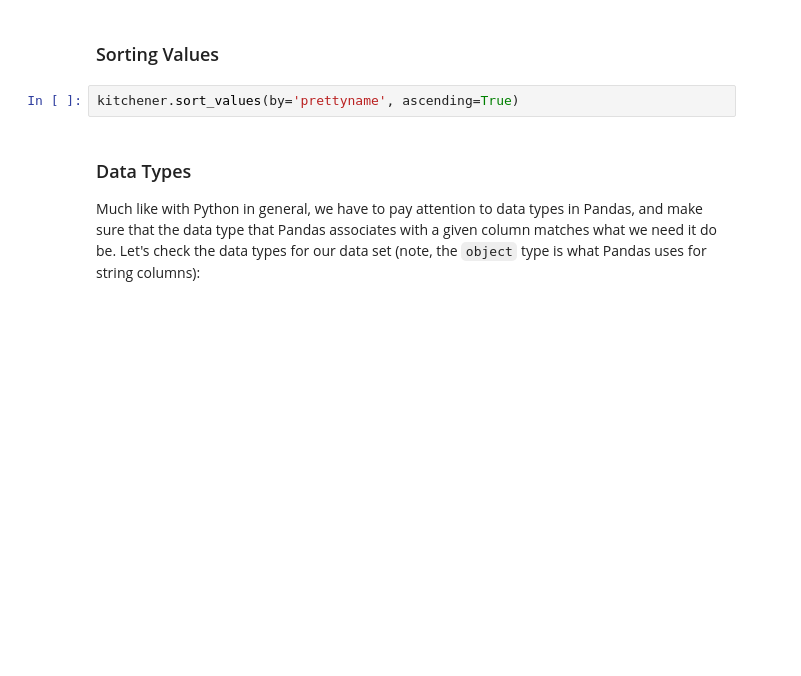
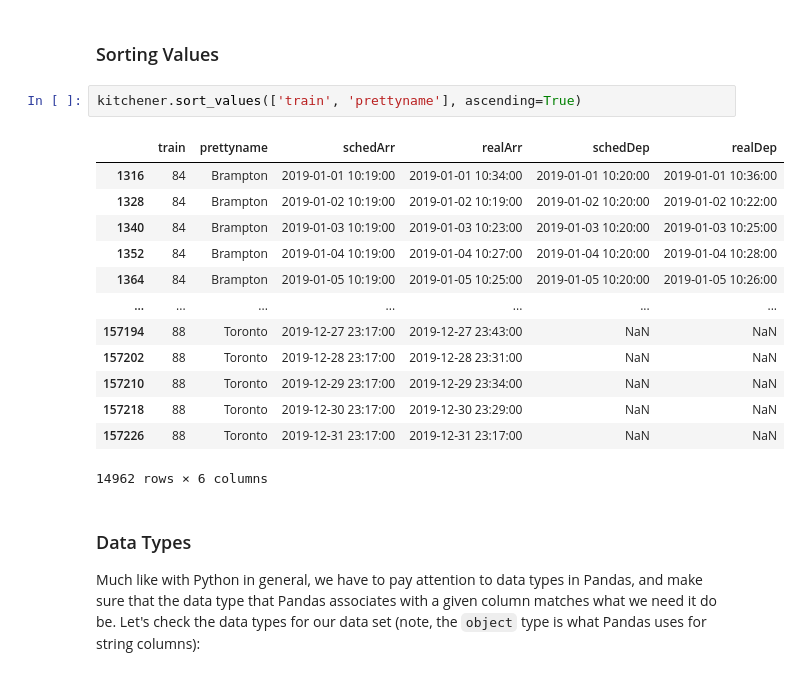
Before and after one commit to wklumpen/python-workshop, a Jupyter notebook: Pandas Introduction.ipynb, the cells around one changed output. Drawn from its saved outputs; the diff is of its cells as text; blank space fills up the shorter version.

```diff
--- a/Pandas Introduction.ipynb
+++ b/Pandas Introduction.ipynb
@@ -65,7 +138,21 @@ kitchener[['train', 'prettyname', 'schedArr']].groupby(['train', 'prettyname'],
 # %% [markdown]
 ### Sorting Values
 # %%
-kitchener.sort_values(by='prettyname', ascending=True)
+kitchener.sort_values(['train', 'prettyname'], ascending=True)
+# %% [output]
+|  | train | prettyname | schedArr | realArr | schedDep | realDep |
+| 1316 | 84 | Brampton | 2019-01-01 10:19:00 | 2019-01-01 10:34:00 | 2019-01-01 10:20:00 | 2019-01-01 10:36:00 |
+| 1328 | 84 | Brampton | 2019-01-02 10:19:00 | 2019-01-02 10:19:00 | 2019-01-02 10:20:00 | 2019-01-02 10:22:00 |
+| 1340 | 84 | Brampton | 2019-01-03 10:19:00 | 2019-01-03 10:23:00 | 2019-01-03 10:20:00 | 2019-01-03 10:25:00 |
+| 1352 | 84 | Brampton | 2019-01-04 10:19:00 | 2019-01-04 10:27:00 | 2019-01-04 10:20:00 | 2019-01-04 10:28:00 |
+| 1364 | 84 | Brampton | 2019-01-05 10:19:00 | 2019-01-05 10:25:00 | 2019-01-05 10:20:00 | 2019-01-05 10:26:00 |
+| ... | ... | ... | ... | ... | ... | ... |
+| 157194 | 88 | Toronto | 2019-12-27 23:17:00 | 2019-12-27 23:43:00 | NaN | NaN |
+| 157202 | 88 | Toronto | 2019-12-28 23:17:00 | 2019-12-28 23:31:00 | NaN | NaN |
+| 157210 | 88 | Toronto | 2019-12-29 23:17:00 | 2019-12-29 23:34:00 | NaN | NaN |
+| 157218 | 88 | Toronto | 2019-12-30 23:17:00 | 2019-12-30 23:29:00 | NaN | NaN |
+| 157226 | 88 | Toronto | 2019-12-31 23:17:00 | 2019-12-31 23:17:00 | NaN | NaN |
+14962 rows × 6 columns
 # %% [markdown]
 ### Data Types
 Much like with Python in general, we have to pay attention to data types in Pandas, and make sure that the data type that Pandas associates with a given column matches what we need it do be. Let's check the data types for our data set (note, the `object` type is what Pandas uses for string columns):
```
Also changed, not shown: parts of 13 cells of this notebook, 2 other files.
